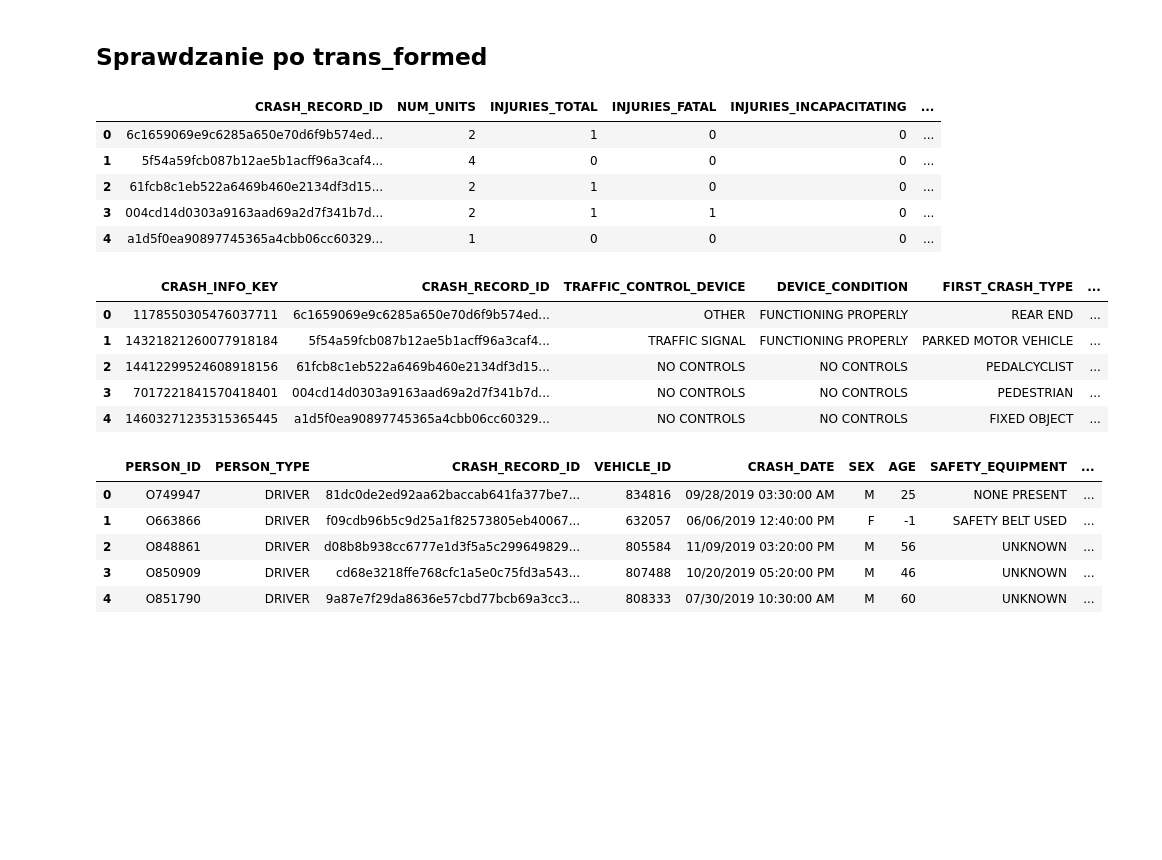
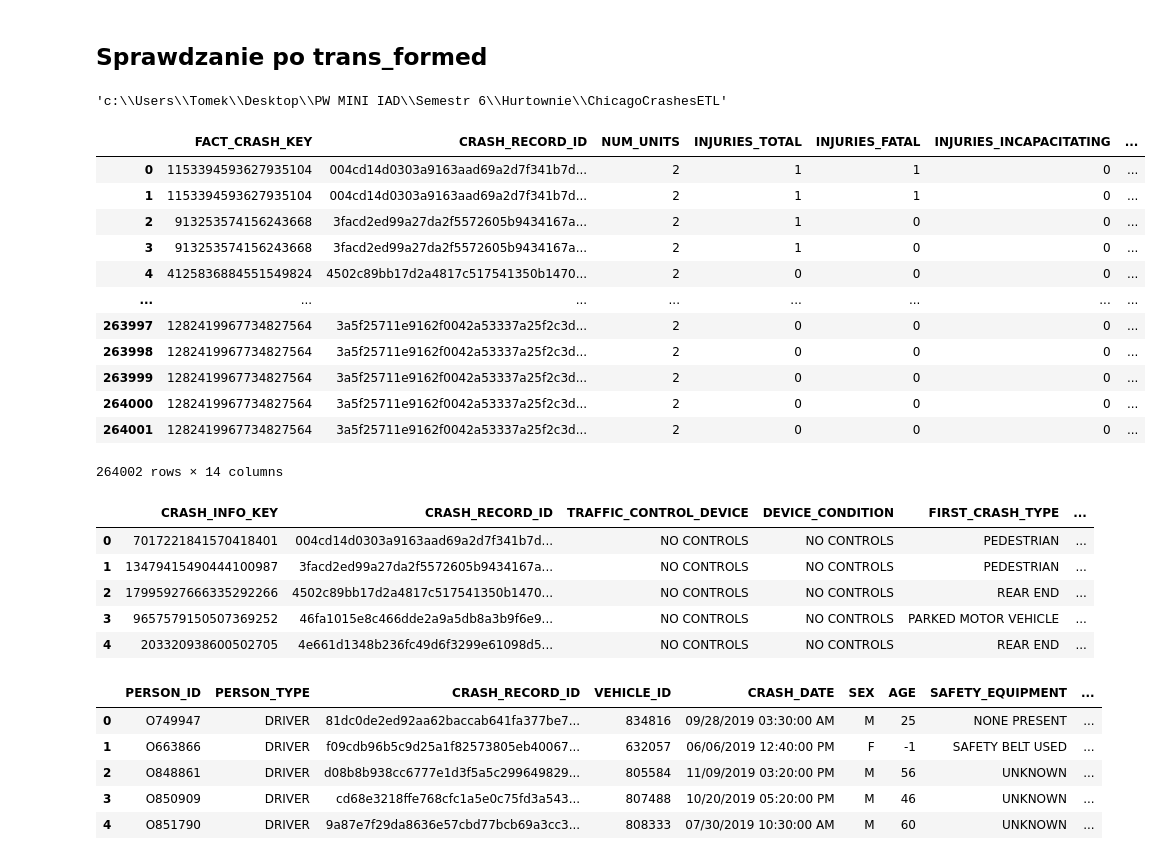
Before and after one commit to krukj/ChicagoCrashesETL, a Jupyter notebook: test.ipynb, the cells around one changed output. Saved outputs shown, nothing was run; the diff lists cells and outputs as text; code cells hidden in the pictures; blank space fills up the shorter version.

Commit message:
changes in transform

```diff
--- a/test.ipynb
+++ b/test.ipynb
@@ -5,31 +5,52 @@ import os
 import requests
 # %% [markdown]
 ## Sprawdzanie po trans_formed
+# %%
+import os
+os.getcwd()
+# %% [output]
+'c:\\Users\\Tomek\\Desktop\\PW MINI IAD\\Semestr 6\\Hurtownie\\ChicagoCrashesETL'
 # %%
-crash_fact = pd.read_pickle('./data/tmp/transformed/fact_crash.pkl')
-dim_vehicles = pd.read_pickle('./data/tmp/transformed/dim_vehicle.pkl')
-dim_crash_info = pd.read_pickle('./data/tmp/transformed/dim_crash_info.pkl')
-fact_weather = pd.read_pickle('./data/tmp/transformed/fact_weather.pkl')
-dim_people = pd.read_pickle('./data/tmp/transformed/dim_person.pkl')
-dim_date = pd.read_pickle('./data/tmp/transformed/dim_date.pkl')
+fact_crash = pd.read_pickle('./airflow-postgres-docker/data/tmp/transformed/fact_crash.pkl')
+dim_vehicles = pd.read_pickle('./airflow-postgres-docker/data/tmp/transformed/dim_vehicle.pkl')
+dim_crash_info = pd.read_pickle('./airflow-postgres-docker/data/tmp/transformed/dim_crash_info.pkl')
+fact_weather = pd.read_pickle('./airflow-postgres-docker/data/tmp/transformed/fact_weather.pkl')
+dim_people = pd.read_pickle('./airflow-postgres-docker/data/tmp/transformed/dim_people.pkl')
+dim_date = pd.read_pickle('./airflow-postgres-docker/data/tmp/transformed/dim_date.pkl')
 # %%
-crash_fact.head(5)
+# crash_key_map = fact_crash.set_index("CRASH_RECORD_ID")["FACT_CRASH_KEY"]
+dim_people_cp = dim_people.copy()
+
+# dim_people_cp.insert(1, "CRASH_KEY", dim_people_cp["CRASH_RECORD_ID"].map(crash_key_map))
+
+fact_crash_expanded = fact_crash.merge(dim_people_cp[["CRASH_RECORD_ID", "PERSON_ID", "VEHICLE_ID"]], on="CRASH_RECORD_ID", how='inner')
+fact_crash_expanded = fact_crash_expanded.merge(dim_crash_info[["CRASH_RECORD_ID", "CRASH_INFO_KEY"]], on='CRASH_RECORD_ID', how='inner')
+fact_crash_expanded
+
+# jeszcze location_id
 # %% [output]
-|  | CRASH_RECORD_ID | NUM_UNITS | INJURIES_TOTAL | INJURIES_FATAL | INJURIES_INCAPACITATING | ... |
-| 0 | 6c1659069e9c6285a650e70d6f9b574ed... | 2 | 1 | 0 | 0 | ... |
-| 1 | 5f54a59fcb087b12ae5b1acff96a3caf4... | 4 | 0 | 0 | 0 | ... |
-| 2 | 61fcb8c1eb522a6469b460e2134df3d15... | 2 | 1 | 0 | 0 | ... |
-| 3 | 004cd14d0303a9163aad69a2d7f341b7d... | 2 | 1 | 1 | 0 | ... |
-| 4 | a1d5f0ea90897745365a4cbb06cc60329... | 1 | 0 | 0 | 0 | ... |
+|  | FACT_CRASH_KEY | CRASH_RECORD_ID | NUM_UNITS | INJURIES_TOTAL | INJURIES_FATAL | INJURIES_INCAPACITATING | ... |
+| 0 | 1153394593627935104 | 004cd14d0303a9163aad69a2d7f341b7d... | 2 | 1 | 1 | 0 | ... |
+| 1 | 1153394593627935104 | 004cd14d0303a9163aad69a2d7f341b7d... | 2 | 1 | 1 | 0 | ... |
+| 2 | 913253574156243668 | 3facd2ed99a27da2f5572605b9434167a... | 2 | 1 | 0 | 0 | ... |
+| 3 | 913253574156243668 | 3facd2ed99a27da2f5572605b9434167a... | 2 | 1 | 0 | 0 | ... |
+| 4 | 4125836884551549824 | 4502c89bb17d2a4817c517541350b1470... | 2 | 0 | 0 | 0 | ... |
+| ... | ... | ... | ... | ... | ... | ... | ... |
+| 263997 | 1282419967734827564 | 3a5f25711e9162f0042a53337a25f2c3d... | 2 | 0 | 0 | 0 | ... |
+| 263998 | 1282419967734827564 | 3a5f25711e9162f0042a53337a25f2c3d... | 2 | 0 | 0 | 0 | ... |
+| 263999 | 1282419967734827564 | 3a5f25711e9162f0042a53337a25f2c3d... | 2 | 0 | 0 | 0 | ... |
+| 264000 | 1282419967734827564 | 3a5f25711e9162f0042a53337a25f2c3d... | 2 | 0 | 0 | 0 | ... |
+| 264001 | 1282419967734827564 | 3a5f25711e9162f0042a53337a25f2c3d... | 2 | 0 | 0 | 0 | ... |
+264002 rows × 14 columns
 # %%
 dim_crash_info.head(5)
 # %% [output]
 |  | CRASH_INFO_KEY | CRASH_RECORD_ID | TRAFFIC_CONTROL_DEVICE | DEVICE_CONDITION | FIRST_CRASH_TYPE | ... |
-| 0 | 1178550305476037711 | 6c1659069e9c6285a650e70d6f9b574ed... | OTHER | FUNCTIONING PROPERLY | REAR END | ... |
-| 1 | 14321821260077918184 | 5f54a59fcb087b12ae5b1acff96a3caf4... | TRAFFIC SIGNAL | FUNCTIONING PROPERLY | PARKED MOTOR VEHICLE | ... |
-| 2 | 14412299524608918156 | 61fcb8c1eb522a6469b460e2134df3d15... | NO CONTROLS | NO CONTROLS | PEDALCYCLIST | ... |
-| 3 | 7017221841570418401 | 004cd14d0303a9163aad69a2d7f341b7d... | NO CONTROLS | NO CONTROLS | PEDESTRIAN | ... |
-| 4 | 14603271235315365445 | a1d5f0ea90897745365a4cbb06cc60329... | NO CONTROLS | NO CONTROLS | FIXED OBJECT | ... |
+| 0 | 7017221841570418401 | 004cd14d0303a9163aad69a2d7f341b7d... | NO CONTROLS | NO CONTROLS | PEDESTRIAN | ... |
+| 1 | 13479415490444100987 | 3facd2ed99a27da2f5572605b9434167a... | NO CONTROLS | NO CONTROLS | PEDESTRIAN | ... |
+| 2 | 17995927666335292266 | 4502c89bb17d2a4817c517541350b1470... | NO CONTROLS | NO CONTROLS | REAR END | ... |
+| 3 | 9657579150507369252 | 46fa1015e8c466dde2a9a5db8a3b9f6e9... | NO CONTROLS | NO CONTROLS | PARKED MOTOR VEHICLE | ... |
+| 4 | 203320938600502705 | 4e661d1348b236fc49d6f3299e61098d5... | NO CONTROLS | NO CONTROLS | REAR END | ... |
 # %%
 dim_people.head(5)
 # %% [output]
```
Also changed, not shown: 2 other files.
